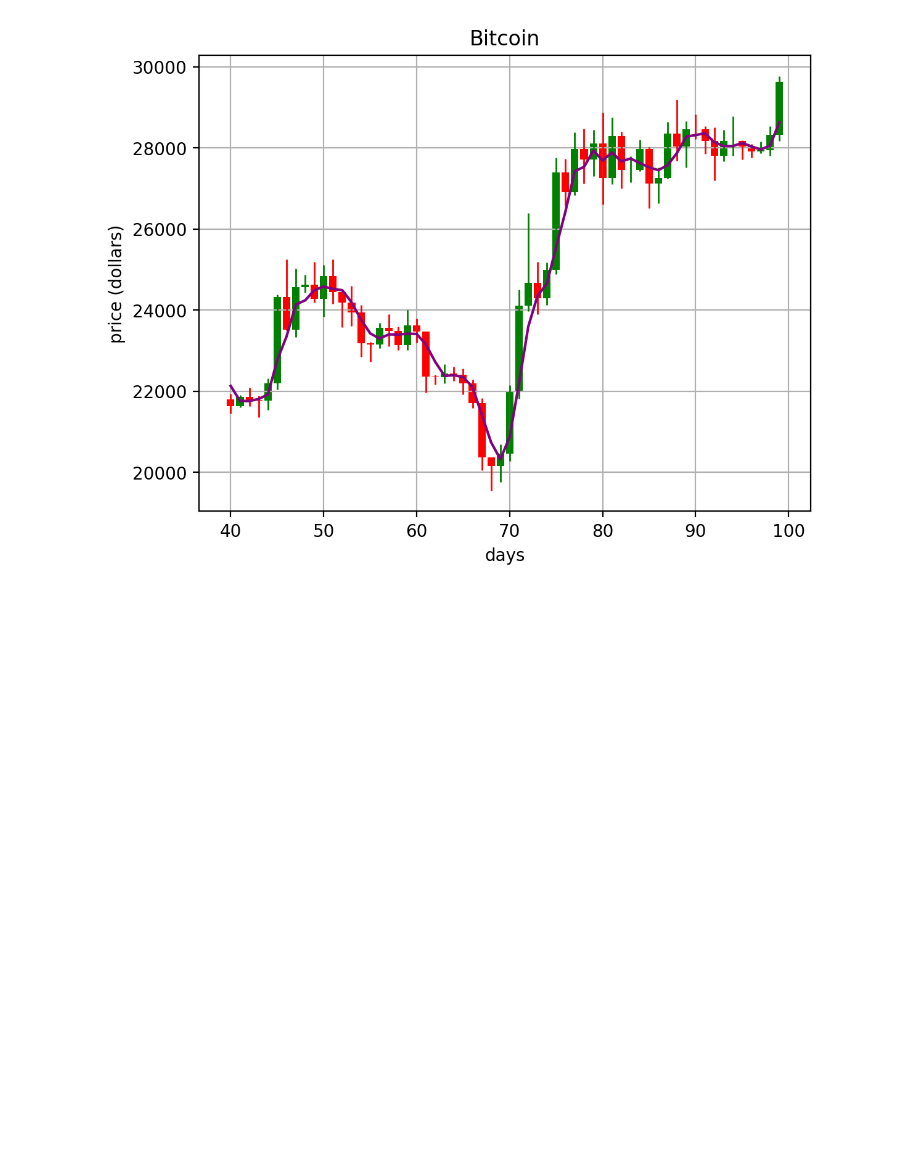
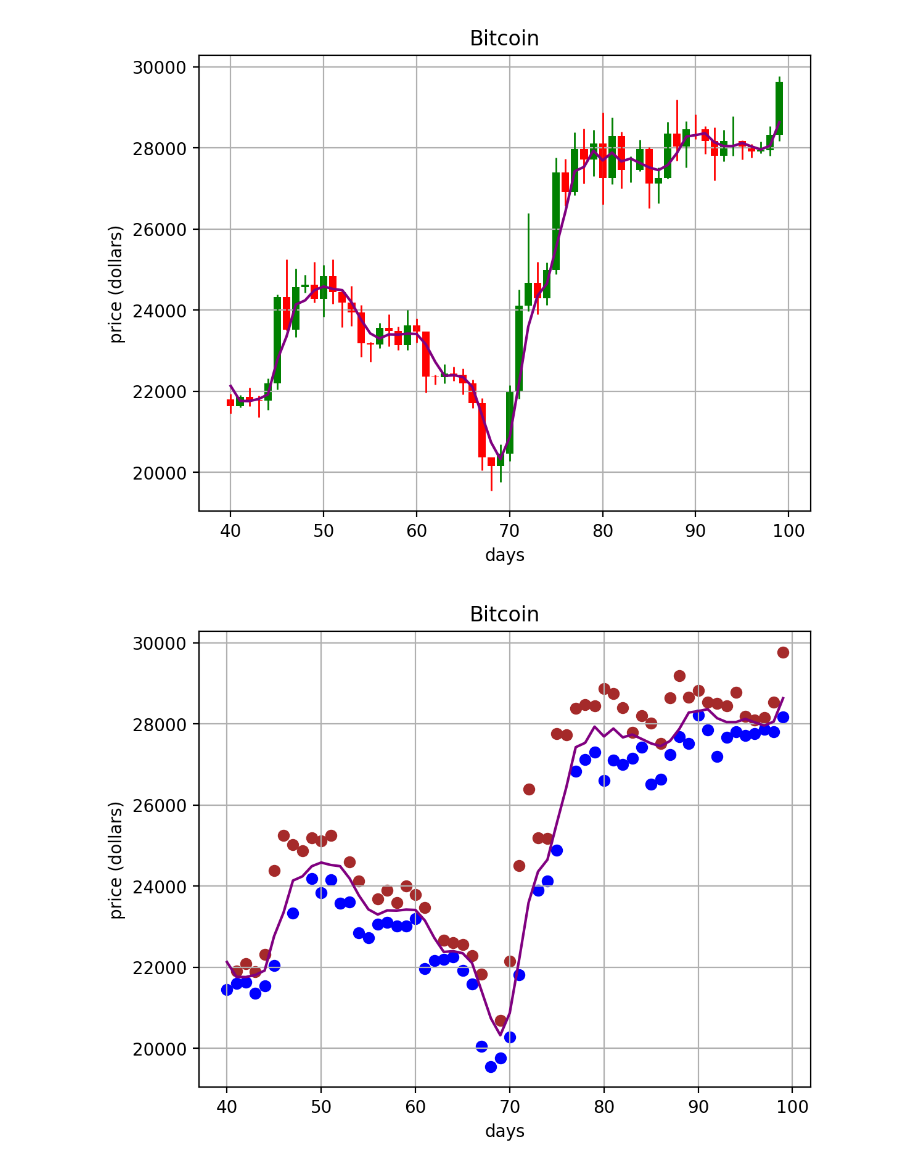
Before and after one commit to ZewiL08/s_r_basic, a Jupyter notebook: s_r_Linear_reg.ipynb, the cells around one changed output. Cells and saved outputs as stored; diff of their text form; code cells hidden in the pictures; blank space fills up the shorter version.

Commit message:
added bitcoin

```diff
--- a/s_r_Linear_reg.ipynb
+++ b/s_r_Linear_reg.ipynb
@@ -58,3 +59,35 @@ def candleplot(df,  x_min = 0, x_max = len(df) , filename = "plot_BTC"):
 candleplot(df,  x_min = 40, x_max = 100 , filename = "test")
 # %% [output]
 [figure]
+# %%
+def avg_plot(df,  x_min = 0, x_max = len(df) , filename = "plot_BTC"):
+    ## Figure params
+    plt.figure(dpi = 200)
+    plt.ylabel('price (dollars)')
+    plt.title('Bitcoin')
+    plt.xlabel('days')
+    plt.grid(True)
+
+    ## Import ohlc
+    highs_sma = df['high_sma'].values[x_min:x_max]
+    lows_sma = df['low_sma'].values[x_min:x_max]
+    sma = df['SMA_3_days'].values[x_min:x_max]
+
+    plt.scatter(range(x_min, x_max),highs_sma, color = "brown")
+    plt.scatter(range(x_min, x_max),lows_sma, color = "blue")
+
+    plt.plot(range(x_min, x_max), sma, color = "purple")
+
+    plt.savefig(f'./plot/{filename}')
+# %%
+df_copy = df.copy()
+
+mask_compare_high = df_copy["high"] > df_copy["SMA_3_days"]
+mask_compare_low = df_copy["low"] < df_copy["SMA_3_days"]
+
+df_copy['high_sma'] = np.where(mask_compare_high, df_copy['high'], np.nan)
+df_copy['low_sma'] = np.where(mask_compare_low, df_copy['low'], np.nan)
+
+avg_plot(df_copy,  x_min = 40, x_max = 100 , filename = "test")
+# %% [output]
+[figure, added]
```
Also changed, not shown: parts of 2 cells of this notebook.
